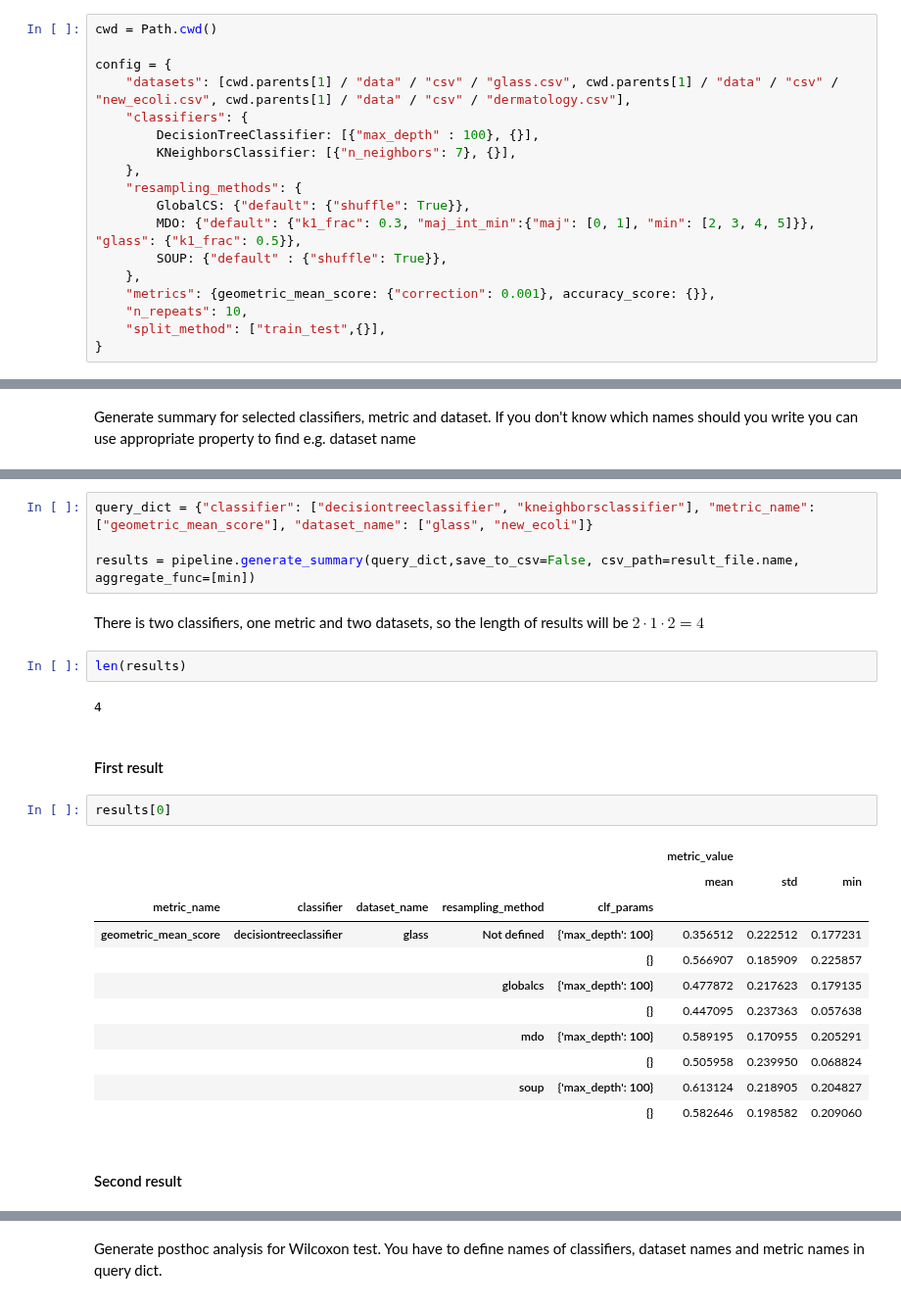
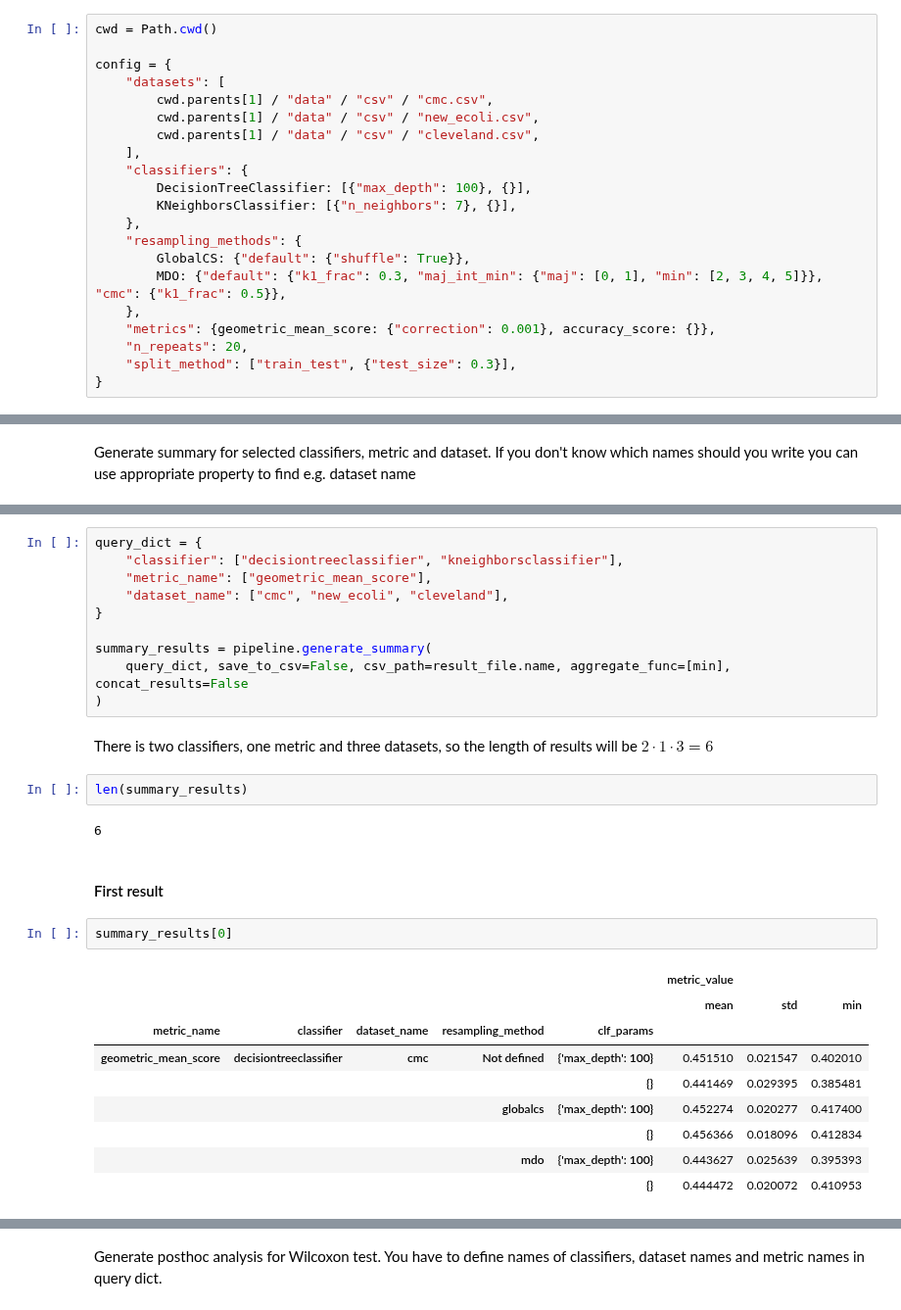
Before and after one commit to damianhorna/multi-imbalance, a Jupyter notebook: examples/datasets/analysis.ipynb, the cells around one changed output, grey strips where cells are left out. Shown at 98% size. Cells and saved outputs as stored; diff of their text form.

```diff
--- a/examples/datasets/analysis.ipynb
+++ b/examples/datasets/analysis.ipynb
@@ -34,19 +35,22 @@ In this example we will be working with three datasets: glass, new_ecoli, and de
 cwd = Path.cwd()
 
 config = {
-    "datasets": [cwd.parents[1] / "data" / "csv" / "glass.csv", cwd.parents[1] / "data" / "csv" / "new_ecoli.csv", cwd.parents[1] / "data" / "csv" / "dermatology.csv"],
+    "datasets": [
+        cwd.parents[1] / "data" / "csv" / "cmc.csv",
+        cwd.parents[1] / "data" / "csv" / "new_ecoli.csv",
+        cwd.parents[1] / "data" / "csv" / "cleveland.csv",
+    ],
     "classifiers": {
-        DecisionTreeClassifier: [{"max_depth" : 100}, {}],
+        DecisionTreeClassifier: [{"max_depth": 100}, {}],
         KNeighborsClassifier: [{"n_neighbors": 7}, {}],
     },
     "resampling_methods": {
         GlobalCS: {"default": {"shuffle": True}},
-        MDO: {"default": {"k1_frac": 0.3, "maj_int_min":{"maj": [0, 1], "min": [2, 3, 4, 5]}}, "glass": {"k1_frac": 0.5}},
-        SOUP: {"default" : {"shuffle": True}},
+        MDO: {"default": {"k1_frac": 0.3, "maj_int_min": {"maj": [0, 1], "min": [2, 3, 4, 5]}}, "cmc": {"k1_frac": 0.5}},
     },
     "metrics": {geometric_mean_score: {"correction": 0.001}, accuracy_score: {}},
-    "n_repeats": 10,
-    "split_method": ["train_test",{}],
+    "n_repeats": 20,
+    "split_method": ["train_test", {"test_size": 0.3}],
 }
 # %% [markdown]
 Prepare temporary file for result
@@ -69,28 +73,30 @@ pipeline.dataset_names, pipeline.clf_names
 # %%
-query_dict = {"classifier": ["decisiontreeclassifier", "kneighborsclassifier"], "metric_name": ["geometric_mean_score"], "dataset_name": ["glass", "new_ecoli"]}
+query_dict = {
+    "classifier": ["decisiontreeclassifier", "kneighborsclassifier"],
+    "metric_name": ["geometric_mean_score"],
+    "dataset_name": ["cmc", "new_ecoli", "cleveland"],
+}
 
-results = pipeline.generate_summary(query_dict,save_to_csv=False, csv_path=result_file.name, aggregate_func=[min])
+summary_results = pipeline.generate_summary(
+    query_dict, save_to_csv=False, csv_path=result_file.name, aggregate_func=[min], concat_results=False
+)
 # %% [markdown]
-There is two classifiers, one metric and two datasets, so the length of results will be $2\cdot1\cdot2=4$
+There is two classifiers, one metric and three datasets, so the length of results will be $2\cdot1\cdot3=6$
 # %%
-len(results)
+len(summary_results)
 # %% [output]
-4
+6
 # %% [markdown]
 #### First result
 # %%
-results[0]
+summary_results[0]
 # %% [output]
 |  |  |  |  |  | metric_value |  |  |
 |  |  |  |  |  | mean | std | min |
 | metric_name | classifier | dataset_name | resampling_method | clf_params |  |  |  |
-| geometric_mean_score | decisiontreeclassifier | glass | Not defined | {'max_depth': 100} | 0.356512 | 0.222512 | 0.177231 |
-|  |  |  |  | {} | 0.566907 | 0.185909 | 0.225857 |
-|  |  |  | globalcs | {'max_depth': 100} | 0.477872 | 0.217623 | 0.179135 |
-|  |  |  |  | {} | 0.447095 | 0.237363 | 0.057638 |
-|  |  |  | mdo | {'max_depth': 100} | 0.589195 | 0.170955 | 0.205291 |
-|  |  |  |  | {} | 0.505958 | 0.239950 | 0.068824 |
-|  |  |  | soup | {'max_depth': 100} | 0.613124 | 0.218905 | 0.204827 |
-|  |  |  |  | {} | 0.582646 | 0.198582 | 0.209060 |
+| geometric_mean_score | decisiontreeclassifier | cmc | Not defined | {'max_depth': 100} | 0.451510 | 0.021547 | 0.402010 |
+|  |  |  |  | {} | 0.441469 | 0.029395 | 0.385481 |
+|  |  |  | globalcs | {'max_depth': 100} | 0.452274 | 0.020277 | 0.417400 |
+|  |  |  |  | {} | 0.456366 | 0.018096 | 0.412834 |
+|  |  |  | mdo | {'max_depth': 100} | 0.443627 | 0.025639 | 0.395393 |
+|  |  |  |  | {} | 0.444472 | 0.020072 | 0.410953 |
-# %% [markdown]
-#### Second result
```
Also changed, not shown: parts of 57 cells of this notebook, 3 other files.
